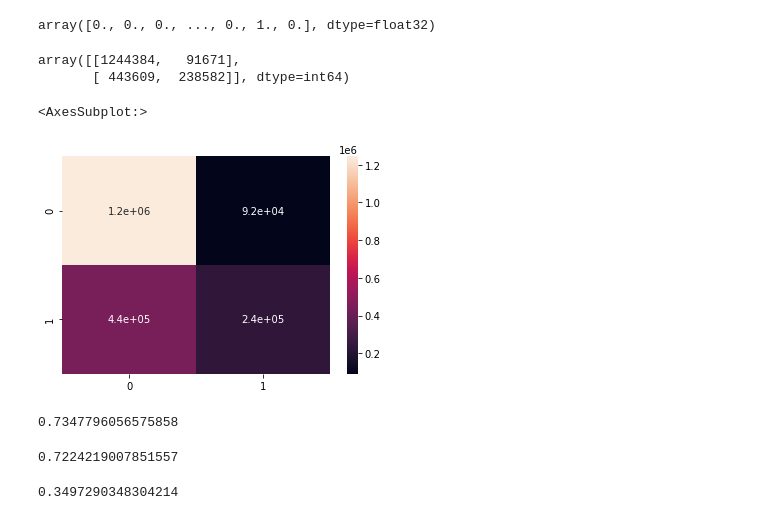
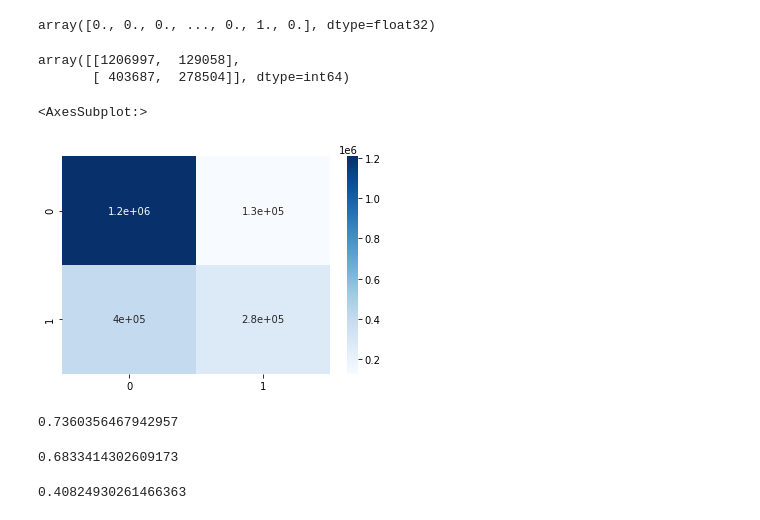
Before and after one commit to Christiantruchsess/Predicting_Flight_Delays, a Jupyter notebook: Model_Mk III XGB Classification.ipynb, the cells around one changed output. Cells and saved outputs as stored; diff of their text form; code cells hidden in the pictures.

Commit message:
Classification with heatmap

```diff
--- a/Model_Mk III XGB Classification.ipynb
+++ b/Model_Mk III XGB Classification.ipynb
@@ -176,8 +176,8 @@ y_pred = xgb_r.predict(dtest)
 # %%
 y_pred_copy =np.copy(y_pred)
 # %%
-y_pred_copy[y_pred_copy<0.55] = 0
-y_pred_copy[y_pred_copy>0.55] = 1
+y_pred_copy[y_pred_copy<0.5] = 0
+y_pred_copy[y_pred_copy>0.5] = 1
 y_pred_copy
 # %% [output]
 array([0., 0., 0., ..., 0., 1., 0.], dtype=float32)
@@ -185,28 +185,28 @@ array([0., 0., 0., ..., 0., 1., 0.], dtype=float32)
 conf=confusion_matrix(y_test, y_pred_copy)
 conf
 # %% [output]
-array([[1244384,   91671],
-       [ 443609,  238582]], dtype=int64)
+array([[1206997,  129058],
+       [ 403687,  278504]], dtype=int64)
 # %%
 import matplotlib.pyplot as plt
 import seaborn as sns
 # %%
-sns.heatmap(data=conf,annot=True)
+sns.heatmap(data=conf,annot=True, cmap='Blues')
 # %% [output]
 <AxesSubplot:>
-[figure, old version]
+[figure, new version]
 # %%
 accuracy_score(y_test, y_pred_copy)
 # %% [output]
-0.7347796056575858
+0.7360356467942957
 # %%
 precision_score(y_test, y_pred_copy)
 # %% [output]
-0.7224219007851557
+0.6833414302609173
 # %%
 recall_score(y_test, y_pred_copy)
 # %% [output]
-0.3497290348304214
+0.40824930261466363
 # %%
 i=0.05
 while i<1:
```
Also changed, not shown: parts of 1 cell of this notebook.
